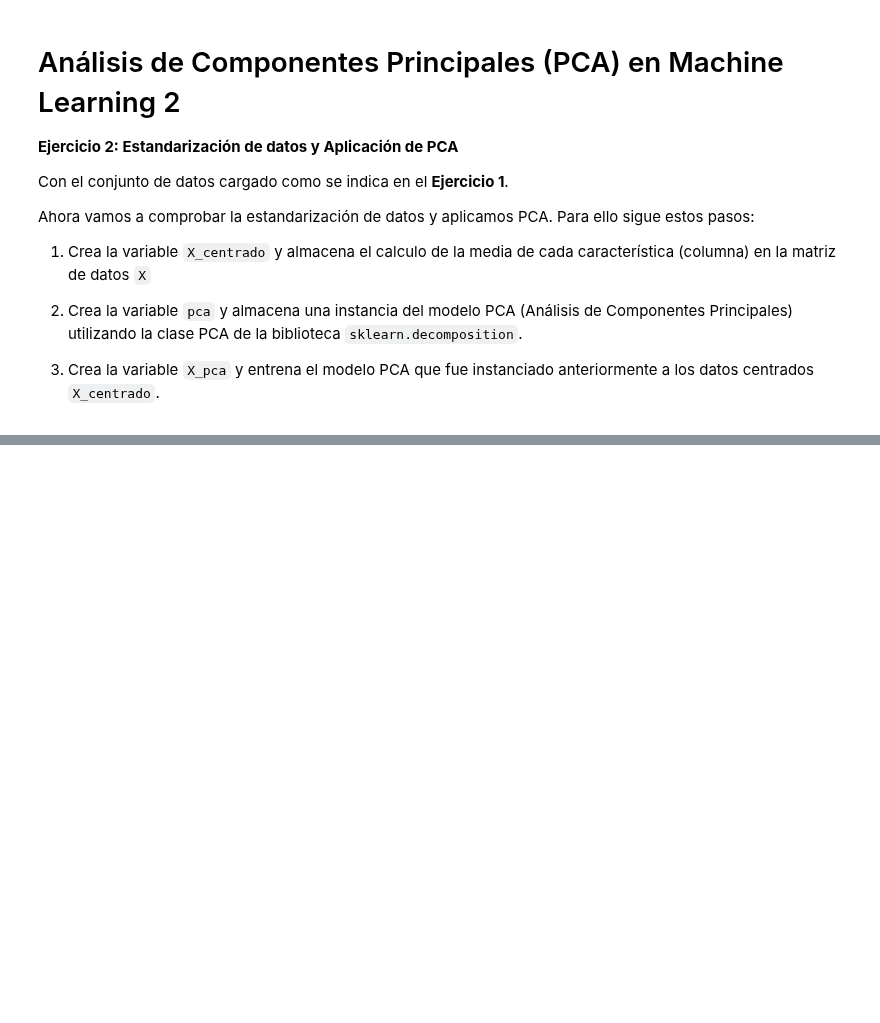
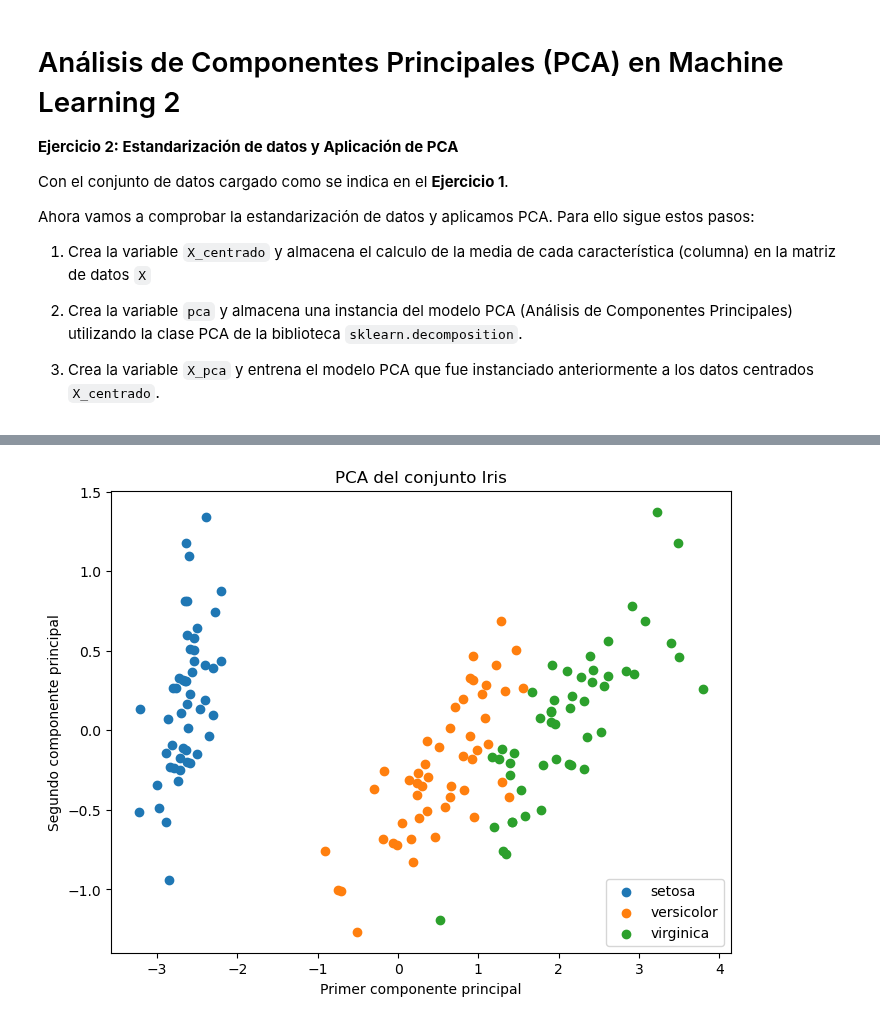
Before and after one commit to frgonzalezb/Udemy_Python_Total_DS_ML, a Jupyter notebook: 12_Machine_Learning_II/Ejercicios/pca_exercises.ipynb, the cells around one changed output, grey strips where cells are left out. Cells and saved outputs as stored; diff of their text form; code cells hidden in the pictures; blank space fills up the shorter version.

Commit message:
Ejercicio de codificación 175: Análisis del Componentes Principales (PCA) en Machine

```diff
--- a/12_Machine_Learning_II/Ejercicios/pca_exercises.ipynb
+++ b/12_Machine_Learning_II/Ejercicios/pca_exercises.ipynb
@@ -55,0 +82,32 @@ X_pca: np.ndarray = pca.fit_transform(X_centrado)
+# %%
+import numpy as np
+import matplotlib.pyplot as plt
+
+from sklearn.datasets import load_iris
+from sklearn.decomposition import PCA
+
+
+iris = load_iris()
+
+X = iris.data
+y = iris.target
+
+X_centrado = X - np.mean(X, axis=0)
+
+pca: PCA = PCA(n_components=2)
+X_pca: np.ndarray = pca.fit_transform(X_centrado)
+
+especies = ['setosa', 'versicolor', 'virginica']
+
+plt.figure(figsize=(8, 6))
+for i in range(len(especies)):
+    plt.scatter(X_pca[y == i, 0], X_pca[y == i, 1], label=especies[i])
+plt.title(
+    'PCA del conjunto Iris'
+)
+plt.xlabel('Primer componente principal')
+plt.ylabel('Segundo componente principal')
+plt.legend()
+plt.show()
+# %% [output]
+[figure, added]
```
Also changed, not shown: parts of 1 cell of this notebook.
